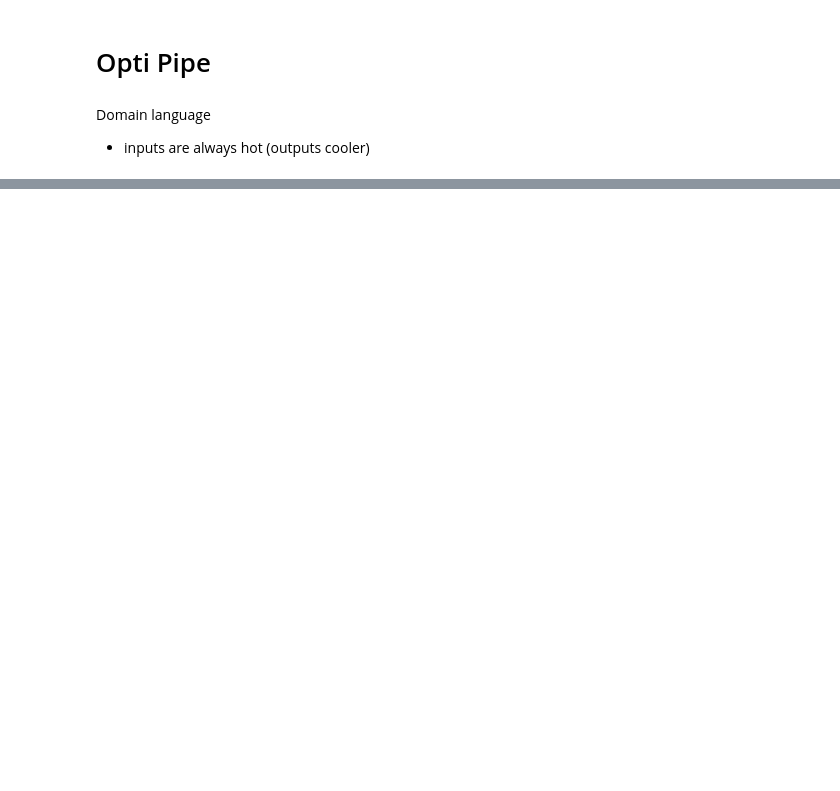
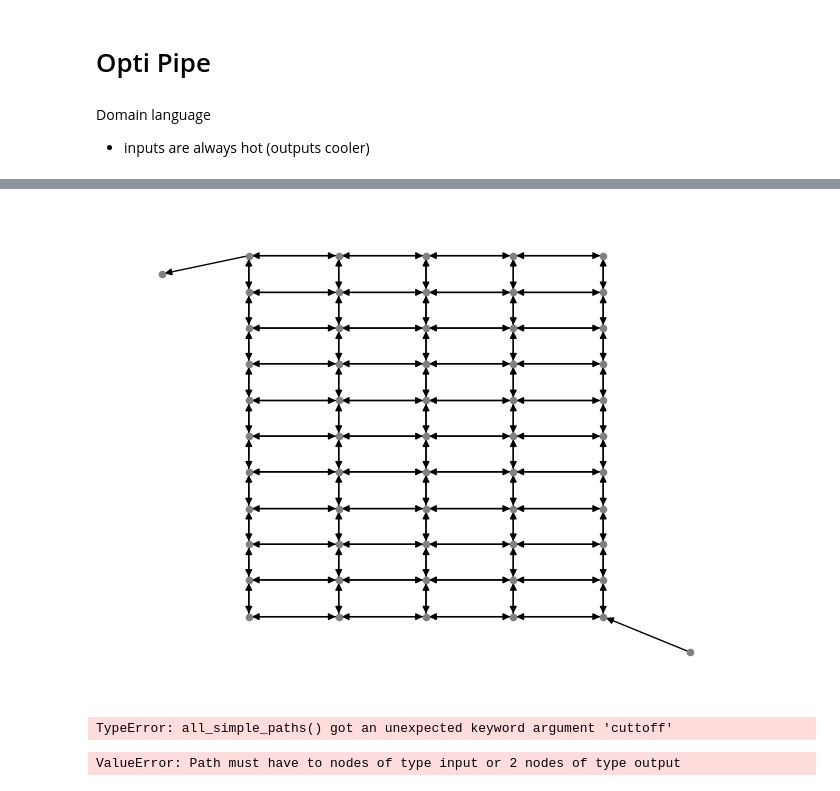
Before and after one commit to felixscode/opti-pipe, a Jupyter notebook: jupyter/prof.ipynb, the cells around one changed output, grey strips where cells are left out. Cells and saved outputs as stored; diff of their text form; code cells hidden in the pictures; blank space fills up the shorter version.

```diff
--- a/jupyter/prof.ipynb
+++ b/jupyter/prof.ipynb
@@ -56,0 +80,55 @@ Path not found between 2.0_0_NodeType.INPUT and 0_3.75_NodeType.INPUT
+# %%
+def nodes_as_dict(nodes):
+    for node in nodes:
+        yield (node.id, {"x": node.x, "y": node.y})
+
+
+def build_trav_graph(grid_size,pipe,subgraph):
+    search_node_ids = tuple(subgraph | set(n.id for n in pipe.corners))
+    _nodes = [n for n in model.graph.iter_nodes() if n.id in search_node_ids] + [pipe.input, pipe.output]
+    g = nx.DiGraph()
+    g.add_nodes_from(nodes_as_dict(_nodes))
+    for i, node in enumerate(_nodes):
+        for other_node in _nodes[:]:
+            if node.id != other_node.id and node.is_neighbor(other_node, grid_size):
+                g.add_edge(node.id, other_node.id)
+    g.add_nodes_from(nodes_as_dict([pipe.input,pipe.output]))
+    g.add_edge(pipe.input.id, pipe.corners[0].id)
+    g.add_edge( pipe.corners[-1].id,pipe.output.id)
+    return g
+# %%
+trav_graph = build_trav_graph(grid_size,pipe,sg)
+#####################
+search_node_ids = tuple(sg | set(n.id for n in pipe.corners))
+_nodes = [n for n in model.graph.iter_nodes() if n.id in search_node_ids] + [pipe.input, pipe.output]
+layout = {node.id: (node.x, node.y) for node in _nodes}
+# for connector in self.connectors:
+#     for node in connector.iter_nodes():
+#         layout[node.id] = (node.x, node.y)
+nx.draw(trav_graph, pos=layout, node_size=20, node_color="grey")
+# %% [output]
+[figure, added]
+# %%
+from networkx.algorithms.approximation import traveling_salesman_problem,greedy_tsp,christofides
+from opti_pipe.models import Pipe
+from shapely.geometry import LineString
+from shapely.plotting import plot_line
+from functools import partial
+
+# _greedy_tsp = partial(greedy_tsp, source=pipe.input.id)
+# path = traveling_salesman_problem(trav_graph, cycle=False,method=christofides)
+
+# print(path)
+nodes = tuple(model.graph.nodes) + tuple([pipe.input, pipe.output]) + tuple(pipe.corners)
+path_nodes = [next(filter(lambda x: x.id == node_id, nodes), None) for node_id in path]
+path_line = LineString([node.geometry for node in path_nodes[:]])
+
+
+nx.draw(trav_graph, pos=layout, node_size=20, node_color="grey")
+plot_line(path_line, color="red", linewidth=2)
+# %% [output]
+TypeError: all_simple_paths() got an unexpected keyword argument 'cuttoff'
+# %%
+pipe = Pipe.from_path(config, path_nodes, model.distributor)
+# %% [output]
+ValueError: Path must have to nodes of type input or 2 nodes of type output
```
Also changed, not shown: parts of 6 cells of this notebook.
